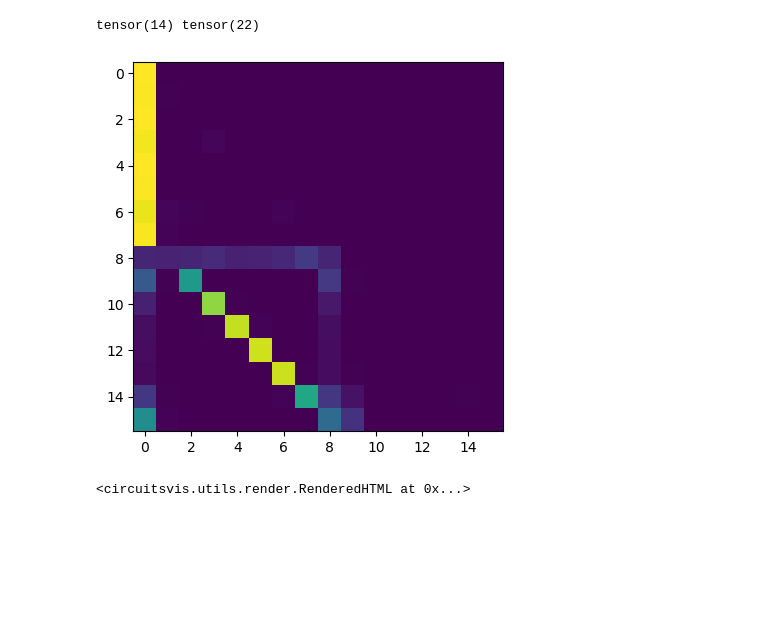
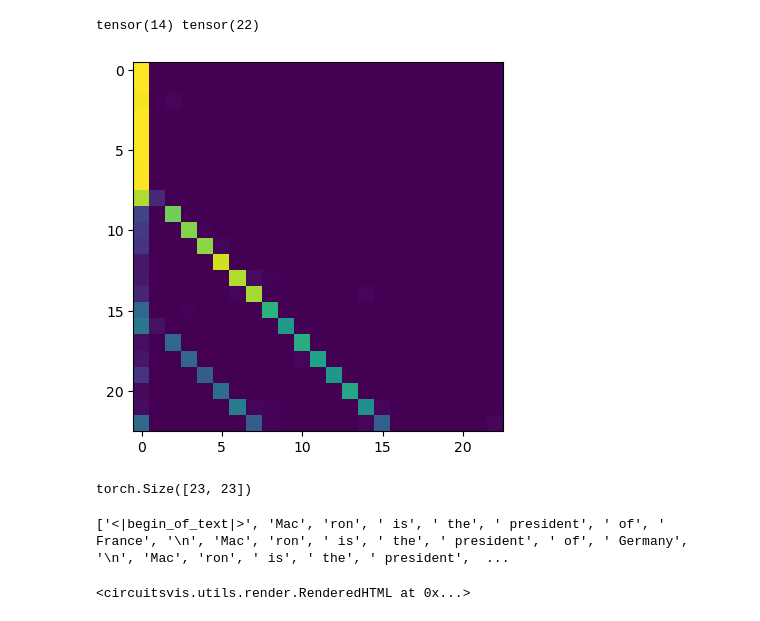
Before and after one commit to ivandrenc/hlmz-prep, a Jupyter notebook: experiments_misc/Experiment-Induction-heads.ipynb, the cells around one changed output. Saved outputs shown, nothing was run; the diff lists cells and outputs as text; code cells hidden in the pictures; blank space fills up the shorter version.

```diff
--- a/experiments_misc/Experiment-Induction-heads.ipynb
+++ b/experiments_misc/Experiment-Induction-heads.ipynb
@@ -188,6 +109,6 @@ tensor([0., 0., 0., 0., 0., 0., 0., 0., 0., 0., 0., 0., 0., 0., 0.],
 # %%
-num_heads = model.config.num_attention_heads
-num_layers = model.config.num_hidden_layers
+num_heads = llm.model.config.num_attention_heads
+num_layers = llm.model.config.num_hidden_layers
 
 induction_scores = torch.zeros(num_layers, num_heads)
-tril = torch.tril_indices(sequence_length - 1, sequence_length - 1)
+tril = torch.tril_indices(sequence_length, sequence_length)
@@ -226,0 +165,5 @@ torch.Size([120])
+# %%
+llm.config.output_attentions = True
+# %%
+with llm.trace(base_sentence):
+    output = llm.output.save()
@@ -227,10 +198,13 @@ torch.Size([120])
 # %%
-for layer in range(num_layers):
-    for head in range(num_heads):
-        pattern = out["attentions"][layer][0][head].cpu().to(float)[1:, 1:] #ignore the <bos>
-        pattern_flat = pattern[tril[0], tril[1]].flatten()
-        score = (induction_flat @ pattern_flat) / pattern_flat.sum()
-        induction_scores[layer, head] = score
+with llm.trace(base_sentence):
+    tk = llm.inputs[1]["input_ids"][0].save()
+    output = llm.output.save()
+    for layer in range(num_layers):
+        for head in range(num_heads):
+            pattern = llm.output.attentions[layer][0][head].cpu().to(float).save()
+            pattern_flat = pattern[tril[0], tril[1]].flatten()
+            score = (induction_flat @ pattern_flat) / pattern_flat.sum()
+            induction_scores[layer, head] = score
 # %%
 induction_scores.shape
 # %% [output]
@@ -250,13 +224,21 @@ print(layer, head)
 # %% [output]
 tensor(14) tensor(22)
 # %%
-plt.imshow(out["attentions"][layer][0][head].cpu().float())
+plt.imshow(output.attentions[layer][0][head].cpu().float())
 plt.show()
 # %% [output]
-[figure, old version]
+[figure, new version]
+# %%
+output.attentions[0][0][head].shape
+# %% [output]
+torch.Size([23, 23])
 # %%
-tk = tokenizer.decode(token_sequence)
-tk = tokenizer.tokenize(tk)
-attention_patterns(tk, out["attentions"][layer][0])
+token_labels = [llm.tokenizer.decode([tok]) for tok in tk]
+print(token_labels)
+attention_heads(
+    output.attentions[layer][0][head],
+    token_labels
+)
 # %% [output]
-<circuitsvis.utils.render.RenderedHTML at 0x...>
+['<|begin_of_text|>', 'Mac', 'ron', ' is', ' the', ' president', ' of', ' France', '\n', 'Mac', 'ron', ' is', ' the', ' president', ' of', ' Germany', '\n', 'Mac', 'ron', ' is', ' the', ' president',  ...
+<circuitsvis.utils.render.RenderedHTML at 0x...>
```
Also changed, not shown: parts of 41 cells of this notebook, 14 other files.
